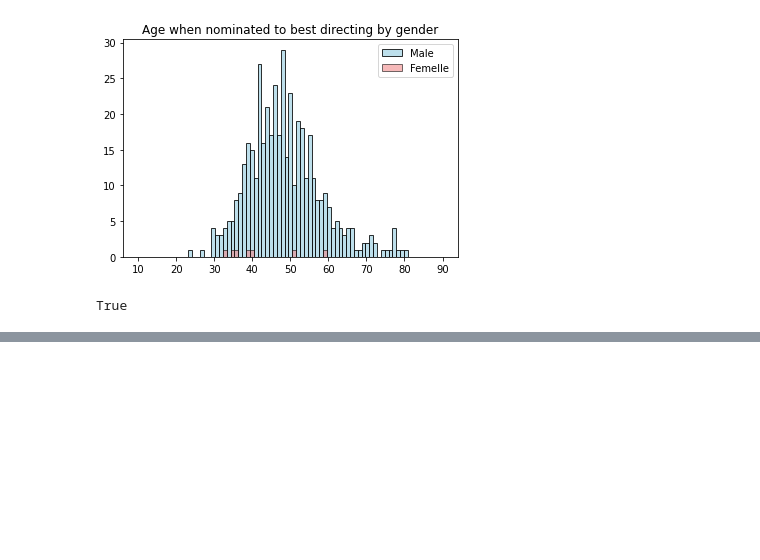
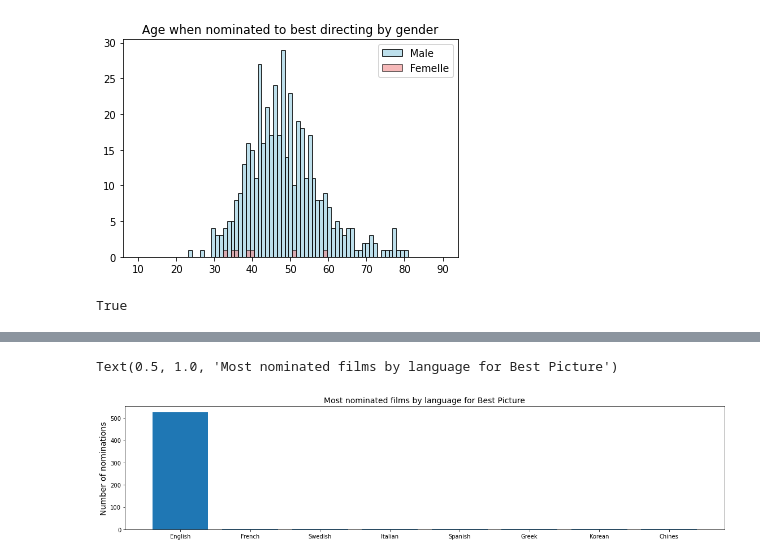
Before and after one commit to omasamo/Final-Project-JEM207, a Jupyter notebook: Statistical_analysis.ipynb, the cells around one changed output, grey strips where cells are left out. Cells and saved outputs as stored; diff of their text form; code cells hidden in the pictures; blank space fills up the shorter version.

```diff
--- a/Statistical_analysis.ipynb
+++ b/Statistical_analysis.ipynb
@@ -139,0 +218,26 @@ True
+# %%
+
+def decodeLanguage(series):
+    #language Decoder
+    dictionary = {'en':'English',
+                 'fr': 'French',
+                 'it': 'Italian',
+                 'sv': 'Swedish',
+                 'es': 'Spanish',
+                 'el': 'Greek',
+                 'ko': 'Korean',
+                 'zh': 'Chines',}
+
+
+    return(series.rename(index=dictionary))
+
+
+fig, ax = plt.subplots(figsize = (19,4))
+decodedLanguage = decodeLanguage(dataf['original_language'].value_counts())
+ax.bar(decodedLanguage.index,
+        decodedLanguage.values)
+ax.set_ylabel("Number of nominations", size = 14)
+ax.set_title("Most nominated films by language for Best Picture", size = 14)
+# %% [output]
+Text(0.5, 1.0, 'Most nominated films by language for Best Picture')
+[figure, added]
```
Also changed, not shown: parts of 9 cells of this notebook, 4 other files.
